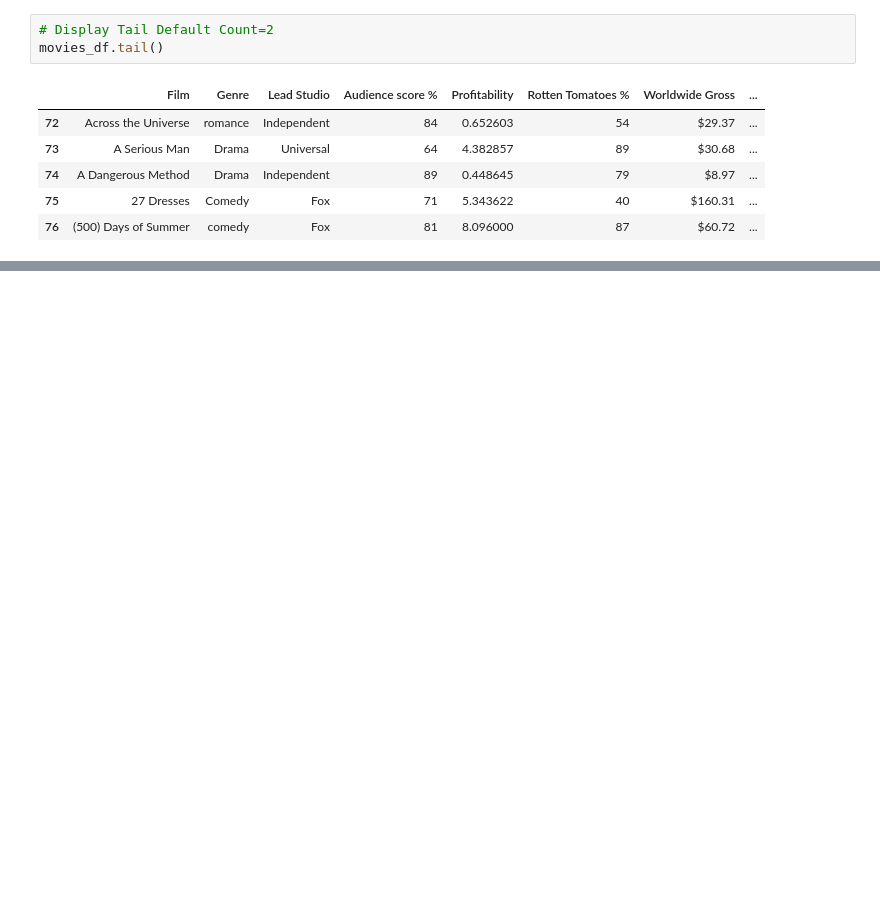
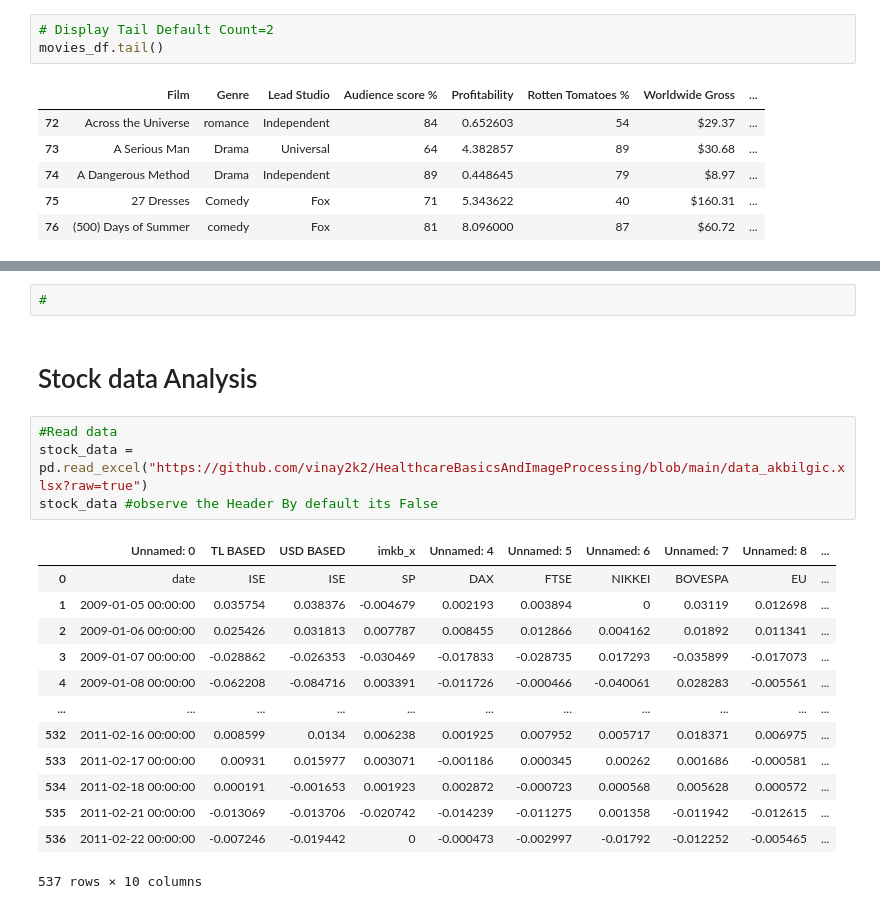
Before and after one commit to vinay2k2/HealthcareBasicsAndImageProcessing, a Jupyter notebook: PandasTemplate.ipynb, the cells around one changed output, grey strips where cells are left out. Cells and saved outputs as stored; diff of their text form; blank space fills up the shorter version.

```diff
--- a/PandasTemplate.ipynb
+++ b/PandasTemplate.ipynb
@@ -165,0 +204,24 @@ display(movies_df)
+# %%
+#
+# %% [markdown]
+
+
+# Stock data Analysis
+# %%
+#Read data
+stock_data = pd.read_excel("https://github.com/vinay2k2/HealthcareBasicsAndImageProcessing/blob/main/data_akbilgic.xlsx?raw=true")
+stock_data #observe the Header By default its False
+# %% [output]
+|  | Unnamed: 0 | TL BASED | USD BASED | imkb_x | Unnamed: 4 | Unnamed: 5 | Unnamed: 6 | Unnamed: 7 | Unnamed: 8 | ... |
+| 0 | date | ISE | ISE | SP | DAX | FTSE | NIKKEI | BOVESPA | EU | ... |
+| 1 | 2009-01-05 00:00:00 | 0.035754 | 0.038376 | -0.004679 | 0.002193 | 0.003894 | 0 | 0.03119 | 0.012698 | ... |
+| 2 | 2009-01-06 00:00:00 | 0.025426 | 0.031813 | 0.007787 | 0.008455 | 0.012866 | 0.004162 | 0.01892 | 0.011341 | ... |
+| 3 | 2009-01-07 00:00:00 | -0.028862 | -0.026353 | -0.030469 | -0.017833 | -0.028735 | 0.017293 | -0.035899 | -0.017073 | ... |
+| 4 | 2009-01-08 00:00:00 | -0.062208 | -0.084716 | 0.003391 | -0.011726 | -0.000466 | -0.040061 | 0.028283 | -0.005561 | ... |
+| ... | ... | ... | ... | ... | ... | ... | ... | ... | ... | ... |
+| 532 | 2011-02-16 00:00:00 | 0.008599 | 0.0134 | 0.006238 | 0.001925 | 0.007952 | 0.005717 | 0.018371 | 0.006975 | ... |
+| 533 | 2011-02-17 00:00:00 | 0.00931 | 0.015977 | 0.003071 | -0.001186 | 0.000345 | 0.00262 | 0.001686 | -0.000581 | ... |
+| 534 | 2011-02-18 00:00:00 | 0.000191 | -0.001653 | 0.001923 | 0.002872 | -0.000723 | 0.000568 | 0.005628 | 0.000572 | ... |
+| 535 | 2011-02-21 00:00:00 | -0.013069 | -0.013706 | -0.020742 | -0.014239 | -0.011275 | 0.001358 | -0.011942 | -0.012615 | ... |
+| 536 | 2011-02-22 00:00:00 | -0.007246 | -0.019442 | 0 | -0.000473 | -0.002997 | -0.01792 | -0.012252 | -0.005465 | ... |
+537 rows × 10 columns
```
Also changed, not shown: parts of 4 cells of this notebook.
